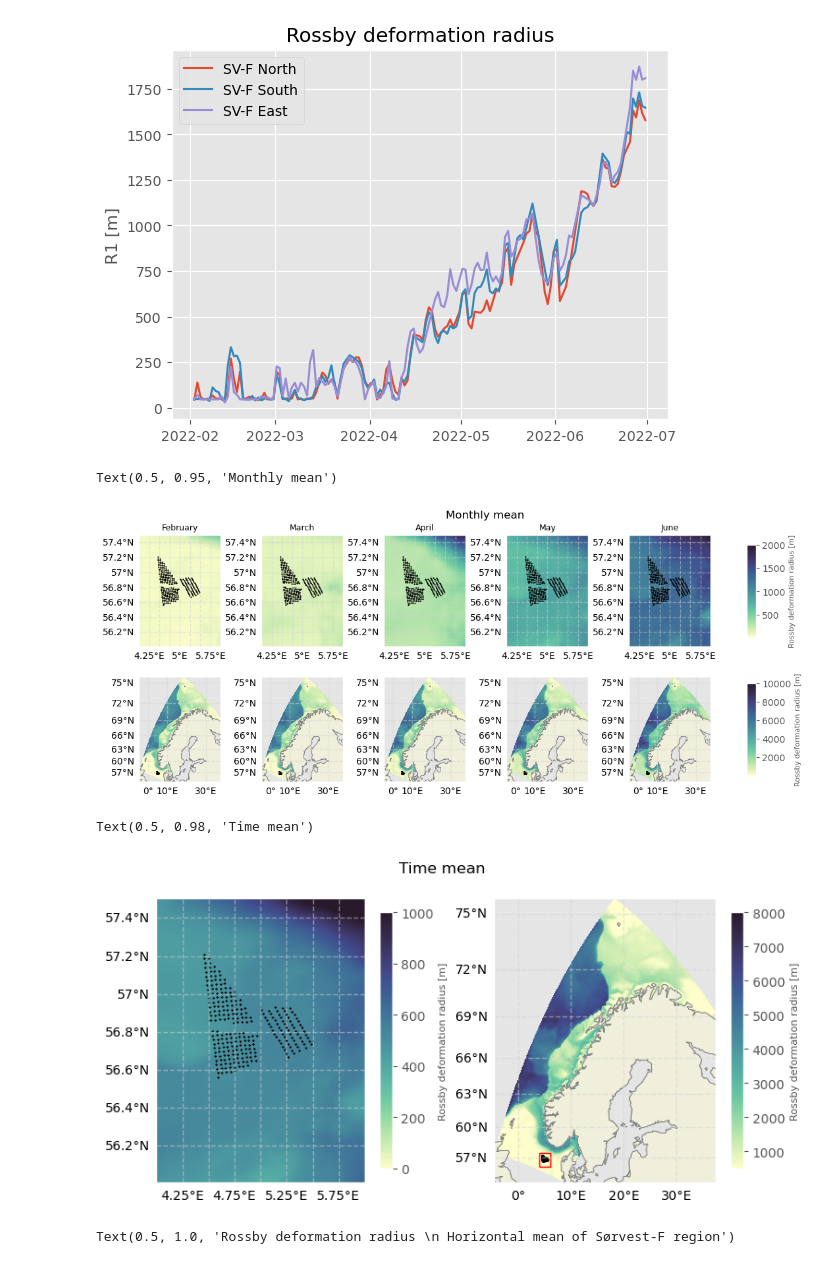
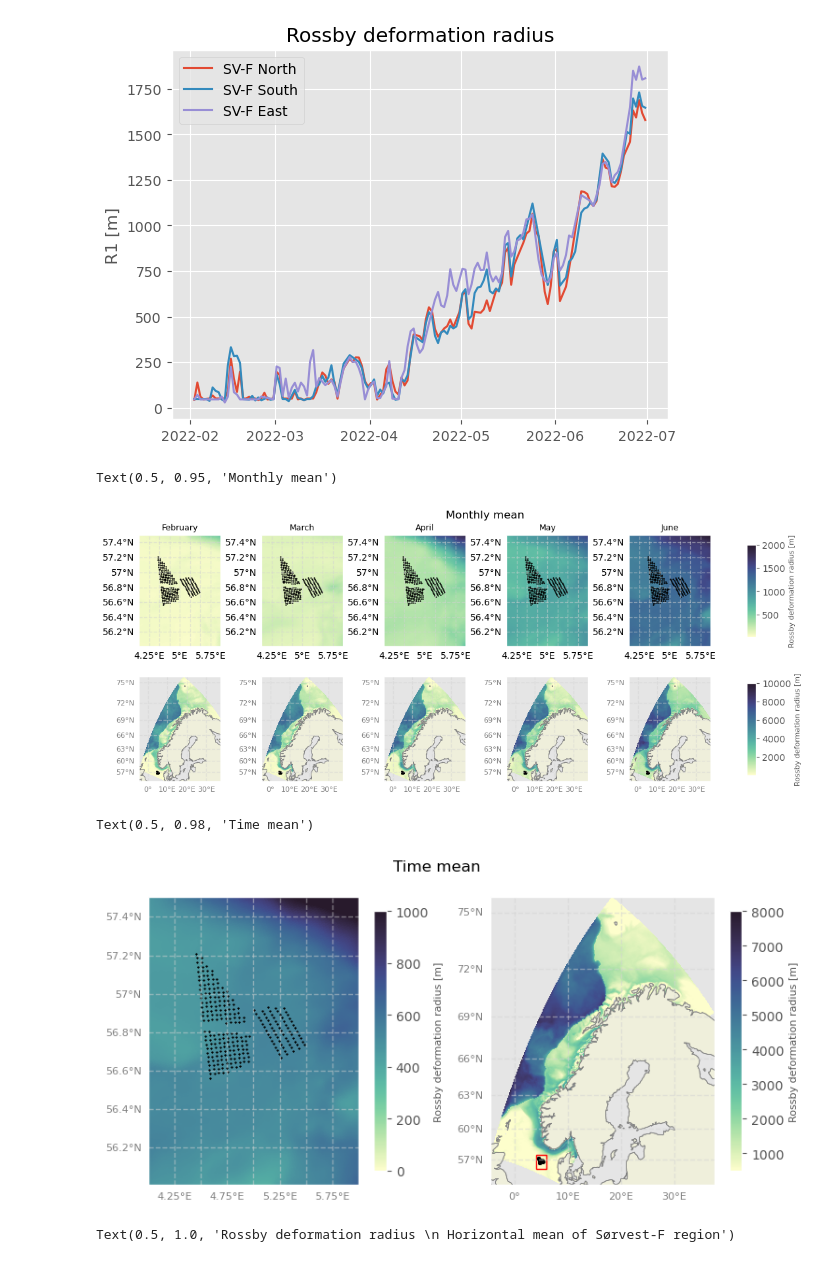
Before and after one commit to kjes4pres/MET_sommer25, a Jupyter notebook: Rossby_deformation/SV_F_rossby.ipynb, the cells around one changed output. Saved outputs shown, nothing was run; the diff lists cells and outputs as text; code cells hidden in the pictures.

```diff
--- a/Rossby_deformation/SV_F_rossby.ipynb
+++ b/Rossby_deformation/SV_F_rossby.ipynb
@@ -200,6 +200,8 @@ for i in range(5):
     gl.right_labels = False
     gl.xformatter = LONGITUDE_FORMATTER
     gl.yformatter = LATITUDE_FORMATTER
+    gl.xlabel_style = {'fontsize': 8, 'color':'gray'}
+    gl.ylabel_style = {'fontsize': 8, 'color':'gray'}
 
     # Plot pcolormesh
     plot = axs.pcolormesh(lon, lat, ds_monthly.gamma_r[i, :, :],
@@ -220,7 +222,7 @@ cbar.set_label('Rossby deformation radius [m]', fontsize=8)
 fig.suptitle('Monthly mean', y=0.95)
 # %% [output]
 Text(0.5, 0.95, 'Monthly mean')
-[figure, old version]
+[figure, new version]
 # %%
 R1_area_mean = monthly_mean_area(files, grid, [4, 6], [56, 57.5])
 # %%
@@ -237,34 +239,36 @@ pll = ax[0].pcolormesh(lon, lat, overall_meantime, transform=ccrs.PlateCarree(),
 cbar = fig.colorbar(pll, ax=ax[0], orientation='vertical', shrink=0.9)
 cbar.set_label('Rossby deformation radius [m]', fontsize=8)
 
 pl = ax[1].pcolormesh(lon, lat, overall_meantime, transform=ccrs.PlateCarree(), cmap=cmap, vmin=500, vmax=8000)
 cbar = fig.colorbar(pl, ax=ax[1], orientation='vertical', shrink=0.9)
 cbar.set_label('Rossby deformation radius [m]', fontsize=8)
 
 area_lon = [4, 6, 6, 4]
 area_lat = [56, 56, 57.5, 57.5]
 
 ax[1].fill(area_lon, area_lat, transform=ccrs.PlateCarree(), color='none', edgecolor='red', linewidth=1)
 
 land = cfeature.NaturalEarthFeature(category='physical', name='land', scale='50m', edgecolor='gray', facecolor=cfeature.COLORS['land'])
 coastline = cfeature.NaturalEarthFeature(category='physical', name='coastline', scale='50m', edgecolor='gray', facecolor='none')
 
 ax[1].add_feature(land)
 ax[1].add_feature(coastline)
 
 for axs in ax:
     for i in range(len(sorvest_F.coordinates)):
         axs.plot(sorvest_F.coordinates[i][0], sorvest_F.coordinates[i][1], transform = ccrs.PlateCarree(), color = 'black', marker ='*', markersize=1)
     gl = axs.gridlines(crs=ccrs.PlateCarree(), draw_labels=True, linewidth=1, color='lightgray', alpha=0.5, linestyle='--')
     gl.top_labels = False  # Disable top labels
     gl.right_labels = False  # Disable right labels
     gl.xformatter = LONGITUDE_FORMATTER
     gl.yformatter = LATITUDE_FORMATTER
+    gl.xlabel_style = {'fontsize': 8, 'color':'gray'}
+    gl.ylabel_style = {'fontsize': 8, 'color':'gray'}
 
 fig.suptitle('Time mean')
 # %% [output]
 Text(0.5, 0.98, 'Time mean')
-[figure, old version]
+[figure, new version]
 # %%
 # The monthly mean of the area
 R1_area_mon = R1_area_mean.resample(ocean_time='1M').mean(dim='ocean_time')
```
Also changed, not shown: parts of 6 cells of this notebook, 16 other files.
